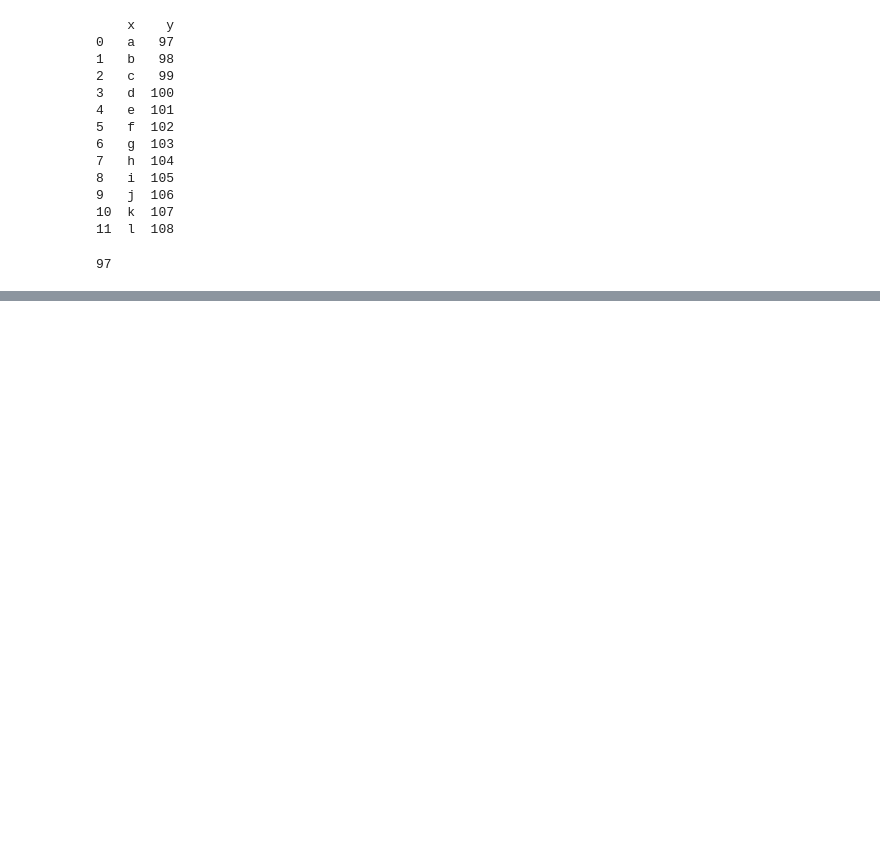
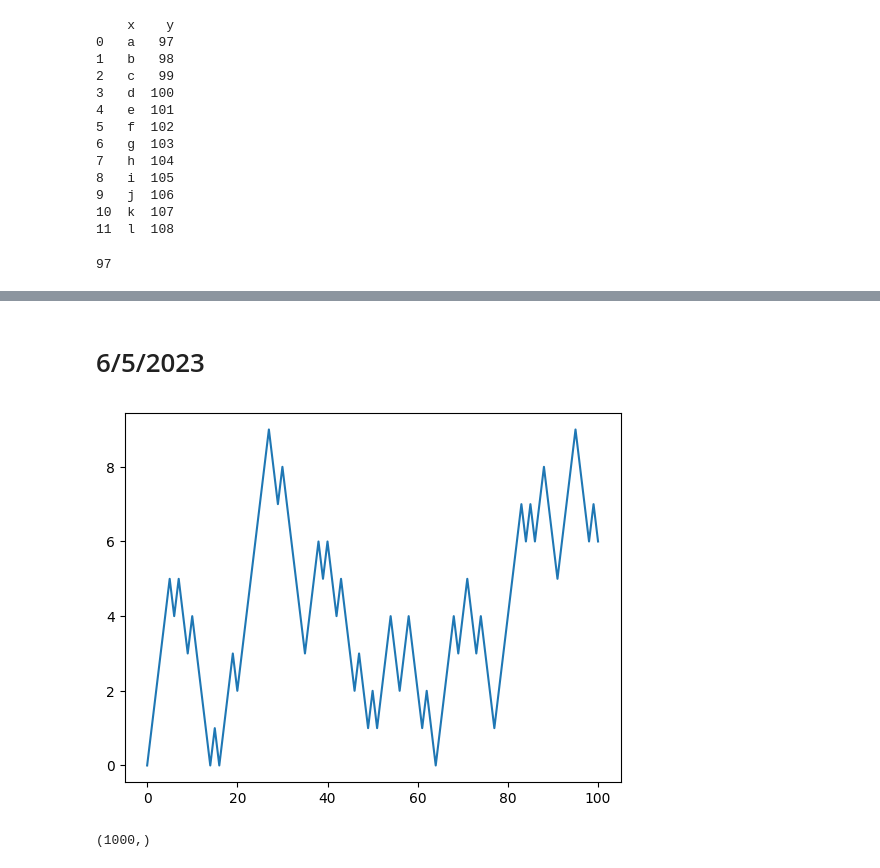
Before and after one commit to brohithkr/codeProjects, a Jupyter notebook: myPPpractice.ipynb, the cells around one changed output, grey strips where cells are left out. Cells and saved outputs as stored; diff of their text form; code cells hidden in the pictures; blank space fills up the shorter version.

```diff
--- a/myPPpractice.ipynb
+++ b/myPPpractice.ipynb
@@ -108,0 +161,2 @@ pd.DataFrame(data)
+# %% [markdown]
+# 6/5/2023
@@ -108,0 +167,14 @@ pd.DataFrame(data)
+# %%
+# np.random.seed(datetime.now().second + datetime.now().minute + datetime.now().hour)
+
+rawarr = np.random.standard_normal(100)
+steps = np.insert(np.where(rawarr>0,1,-1),0,0)
+walks = steps.cumsum()
+plt.plot(walks)
+plt.show("random_walks.svg")
+# %% [output]
+[figure, added]
+# %%
+walks.shape
+# %% [output]
+(1000,)
```
Also changed, not shown: parts of 12 cells of this notebook, 3 other files.
